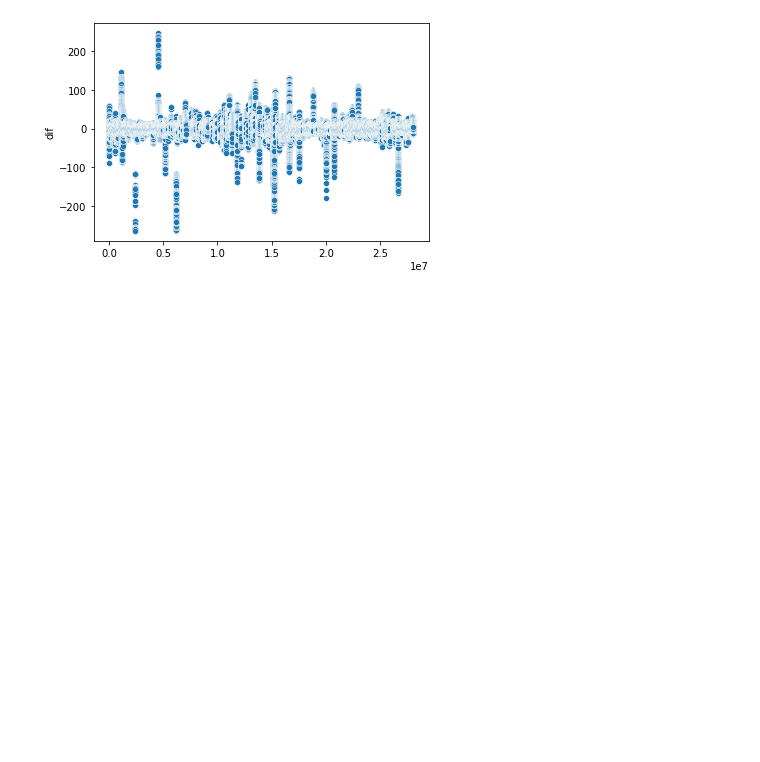
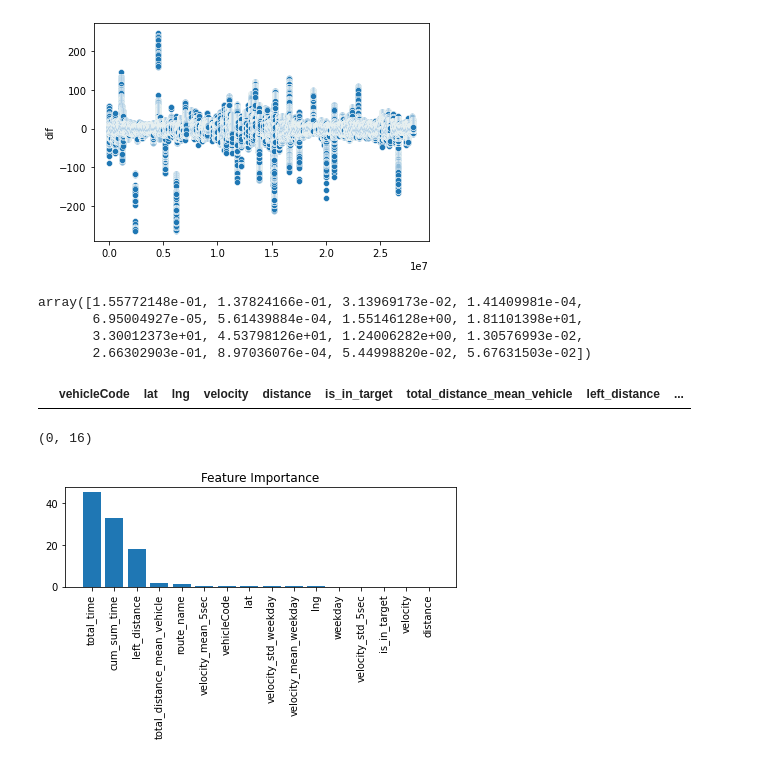
Before and after one commit to johnnyff/Daimler_ETA_Project, a Jupyter notebook: baseline_insight_v3_share_version.ipynb, the cells around one changed output. Cells and saved outputs as stored; diff of their text form; code cells hidden in the pictures; blank space fills up the shorter version.

Commit message:
WIP_4th_version_Data_prep_done

```diff
--- a/baseline_insight_v3_share_version.ipynb
+++ b/baseline_insight_v3_share_version.ipynb
@@ -16,7 +16,7 @@ import matplotlib.pyplot as plt
 # %% [markdown]
 ## Data preprocessing
 # %%
-df1 = pd.read_csv("../data/gps_fulldata_20220512_20220819.csv", encoding='shift_jis', usecols=[0,1,2,4,6])
+df1 = pd.read_csv("data/gps_fulldata_20220512_20220819.csv", encoding='shift_jis', usecols=[0,1,2,4,6])
 df1
 # %% [output]
 |  | vehicleCode | lat | lng | timestamp | distance |
@@ -33,7 +33,7 @@ df1
 | 18876068 | W1 | 35.082333 | 136.932183 | 2022-08-19T07:08:45+09:00 | 9.044369 |
 18876069 rows × 5 columns
 # %%
-df2 = pd.read_csv("../data/gps_20220820_20221107.csv", encoding='shift_jis', header=None, usecols=[0,1,2,4,6], names=df1.columns)
+df2 = pd.read_csv("data/gps_20220820_20221107.csv", encoding='shift_jis', header=None, usecols=[0,1,2,4,6], names=df1.columns)
 df2
 # %% [output]
 |  | vehicleCode | lat | lng | timestamp | distance |
@@ -703,6 +703,33 @@ shap.summary_plot(shap_values, X_train, plot_type='bar',max_display = 10)
 # %%
 importances = model1.feature_importances_
 importances
+# %% [output]
+array([1.55772148e-01, 1.37824166e-01, 3.13969173e-02, 1.41409981e-04,
+       6.95004927e-05, 5.61439884e-04, 1.55146128e+00, 1.81101398e+01,
+       3.30012373e+01, 4.53798126e+01, 1.24006282e+00, 1.30576993e-02,
+       2.66302903e-01, 8.97036076e-04, 5.44998820e-02, 5.67631503e-02])
+# %%
+k = pd.DataFrame(columns = ['vehicleCode', 'lat', 'lng', 'velocity', 'distance', 'is_in_target','total_distance_mean_vehicle','left_distance', 'cum_sum_time', 'total_time','route_name','weekday', 'velocity_mean_5sec', 'velocity_std_5sec','velocity_mean_weekday', 'velocity_std_weekday'])
+
+
+k
+# %% [output]
+|  | vehicleCode | lat | lng | velocity | distance | is_in_target | total_distance_mean_vehicle | left_distance | ... |
+# %%
+k.shape
+# %% [output]
+(0, 16)
+# %%
+
+sorted_indices = np.argsort(importances)[::-1]
+
+plt.title('Feature Importance')
+plt.bar(range(k.shape[1]), importances[sorted_indices], align='center')
+plt.xticks(range(k.shape[1]), k.columns[sorted_indices], rotation=90)
+plt.tight_layout()
+plt.show()
+# %% [output]
+[figure, added]
 # %%
 
 sorted_indices = np.argsort(importances)[::-1]
```
